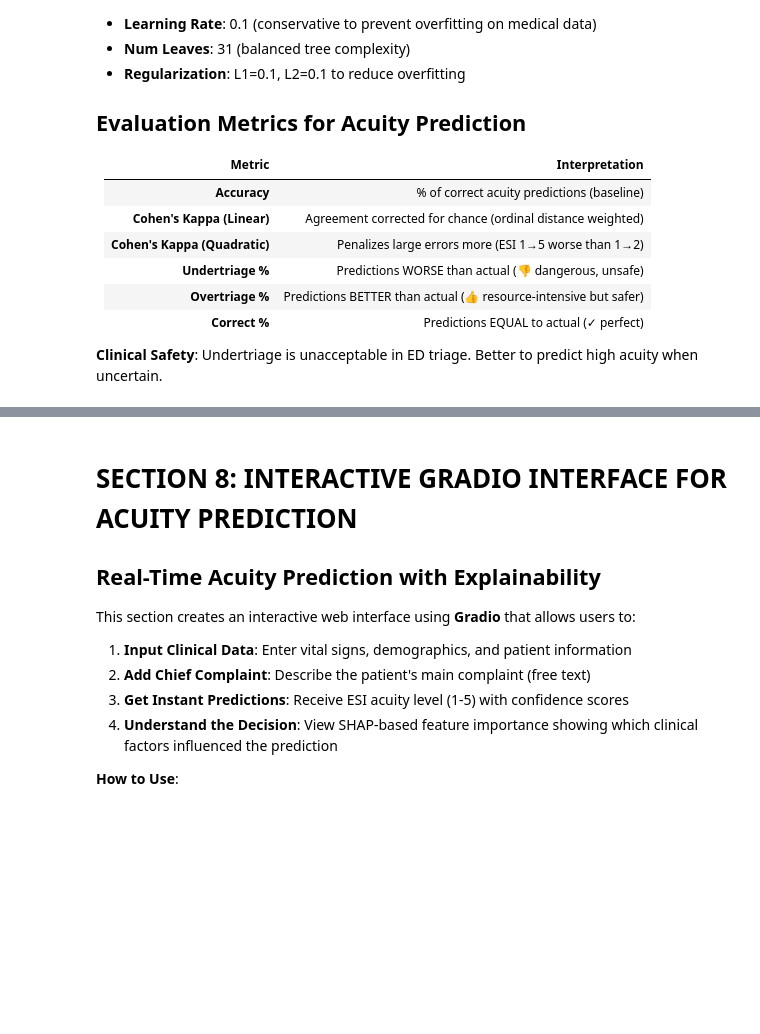
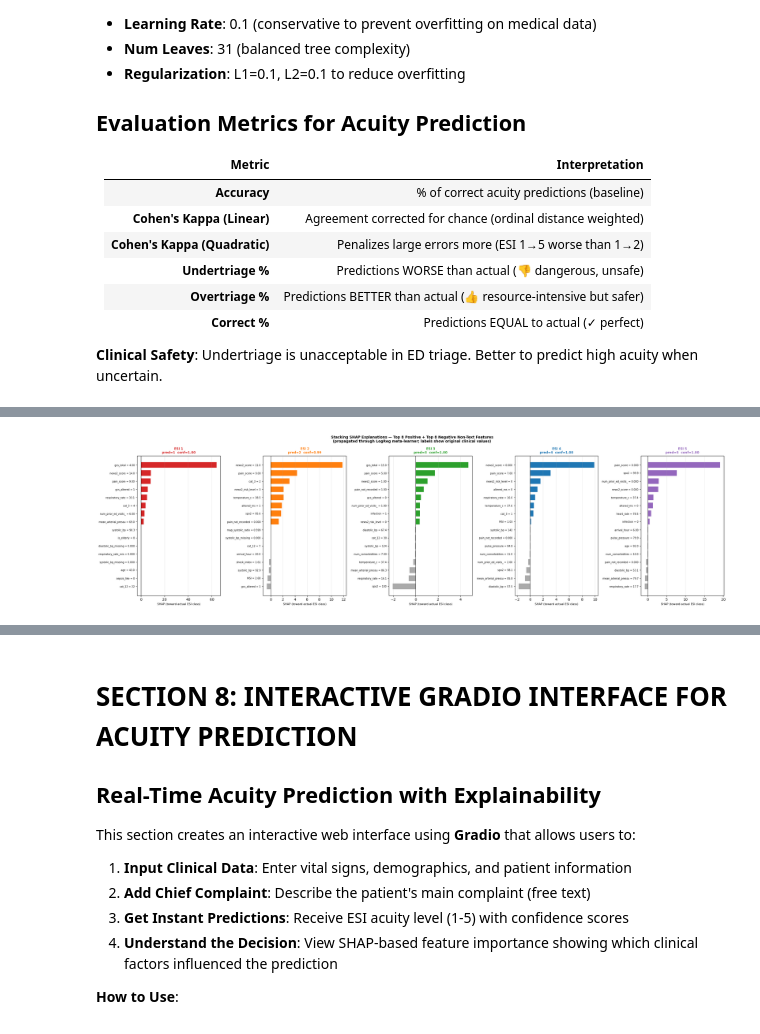
Before and after one commit to dsAlessandro/Emergency-Department-Acuity-Prediction, a Jupyter notebook: main.ipynb, the cells around one changed output, grey strips where cells are left out. Drawn from its saved outputs; the diff is of its cells as text; code cells hidden in the pictures; blank space fills up the shorter version.

```diff
--- a/main.ipynb
+++ b/main.ipynb
@@ -2062,0 +2634,89 @@ print(f"   ✓ Highlights clinical safety metrics (undertriage vs overtriage)")
+# %%
+
+# ============================================================================
+# SECTION 7b — STEP 3: INDIVIDUAL PATIENT EXPLANATIONS  (Stacking SHAP)
+# One representative correctly-classified patient per ESI class.
+# Bars show SHAP contribution toward the patient's actual ESI class —
+# positive = feature pushes toward that class, negative = away.
+# SHAP values propagated through LogReg meta-learner → original feature space.
+# Bar labels show the ORIGINAL (un-normalised) feature value.
+# ============================================================================
+print("=" * 72)
+print("INDIVIDUAL PATIENT SHAP EXPLANATIONS  (Stacking SHAP, one per ESI class)")
+print("=" * 72)
+
+_selected = {}
+for esi in range(1, 6):
+    correct = np.where((y_shap == esi) & (pred_shap == esi))[0]
+    if len(correct):
+        _selected[esi] = correct[0]
+    else:
+        fallback = np.where(y_shap == esi)[0]
+        if len(fallback):
+            _selected[esi] = fallback[0]
+
+fig, axes = plt.subplots(1, len(_selected), figsize=(5 * len(_selected), 7))
+if len(_selected) == 1:
+    axes = [axes]
+
+_N_BARS = 8
+
+for col, (esi, local_i) in enumerate(_selected.items()):
+    actual   = int(y_shap[local_i])
+    pred_e   = int(pred_shap[local_i])
+    probs_e  = probs_shap[local_i]
+    conf     = probs_e[actual - 1]
+
+    sv_act  = shap_stack[local_i, :, actual - 1]   # Stacking SHAP toward actual class
+    sv_nb   = sv_act[_nb_idx_shap]                 # non-BERT only
+
+    top_pos = np.argsort(sv_nb)[-_N_BARS:][::-1]
+    top_neg = np.argsort(sv_nb)[:_N_BARS]
+    sel_j   = np.concatenate([top_pos, top_neg])
+    sel_v   = sv_nb[sel_j]
+
+    sel_n = []
+    for _j in sel_j:
+        _fn  = _fn_shap[_nb_idx_shap[_j]]
+        _fvs = X_shap[local_i, _nb_idx_shap[_j]]
+        sel_n.append(f"{_fn[:20]} = {_fmt_val(_fn, _fvs)}")
+
+    order  = np.argsort(sel_v)
+    sel_v  = sel_v[order]
+    sel_n  = [sel_n[o] for o in order]
+    colors = [_CLASS_COLORS[actual - 1] if v > 0 else '#aaaaaa' for v in sel_v]
+
+    axes[col].barh(range(len(sel_v)), sel_v, color=colors, edgecolor='none', height=0.7)
+    axes[col].axvline(0, color='black', linewidth=0.8)
+    axes[col].set_yticks(range(len(sel_v)))
+    axes[col].set_yticklabels(sel_n, fontsize=7)
+    axes[col].set_xlabel('SHAP (toward actual ESI class)', fontsize=8)
+    axes[col].set_title(
+        f'ESI {actual}\npred={pred_e}  conf={conf:.2f}',
+        fontweight='bold', color=_CLASS_COLORS[actual - 1], fontsize=9)
+    axes[col].grid(axis='x', alpha=0.3)
+
+    bert_net = sv_act[_bert_mask_shap].sum()
+
+    print(f"\n  Patient ESI {actual} (predicted {pred_e})")
+    print(f"  Confidence: ESI{actual}={conf:.3f}  |  "
+          + "  ".join(f"ESI{c+1}={p:.3f}" for c, p in enumerate(probs_e) if c+1 != actual))
+    print(f"  ClinicalBERT net SHAP (stacking): {bert_net:+.4f}")
+    print(f"  Top features pushing toward ESI {actual}:")
+    for j in np.argsort(sv_nb)[-5:][::-1]:
+        _fn  = _fn_shap[_nb_idx_shap[j]]
+        _fvs = X_shap[local_i, _nb_idx_shap[j]]
+        print(f"    + {_fn[:50]:<50}  {sv_nb[j]:+.5f}  val={_fmt_val(_fn, _fvs)}")
+    print(f"  Top features pushing away from ESI {actual}:")
+    for j in np.argsort(sv_nb)[:5]:
+        _fn  = _fn_shap[_nb_idx_shap[j]]
+        _fvs = X_shap[local_i, _nb_idx_shap[j]]
+        print(f"    - {_fn[:50]:<50}  {sv_nb[j]:+.5f}  val={_fmt_val(_fn, _fvs)}")
+
+plt.suptitle(
+    'Stacking SHAP Explanations — Top 8 Positive + Top 8 Negative Non-Text Features\n'
+    '(propagated through LogReg meta-learner; labels show original clinical values)',
+    fontweight='bold', fontsize=10)
+plt.tight_layout()
+plt.show()
+# %% [output]
@@ -2062,0 +2740 @@ print(f"   ✓ Highlights clinical safety metrics (undertriage vs overtriage)")
+[figure, added]
```
Also changed, not shown: parts of 88 cells of this notebook.
